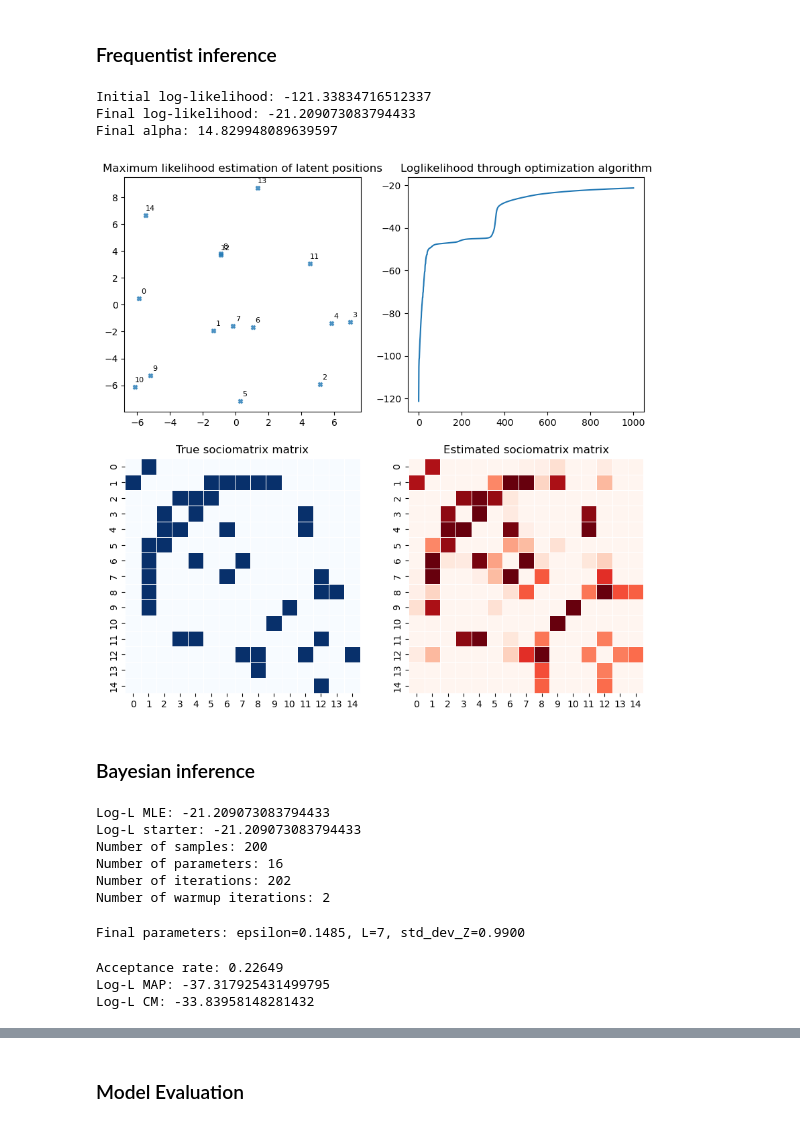
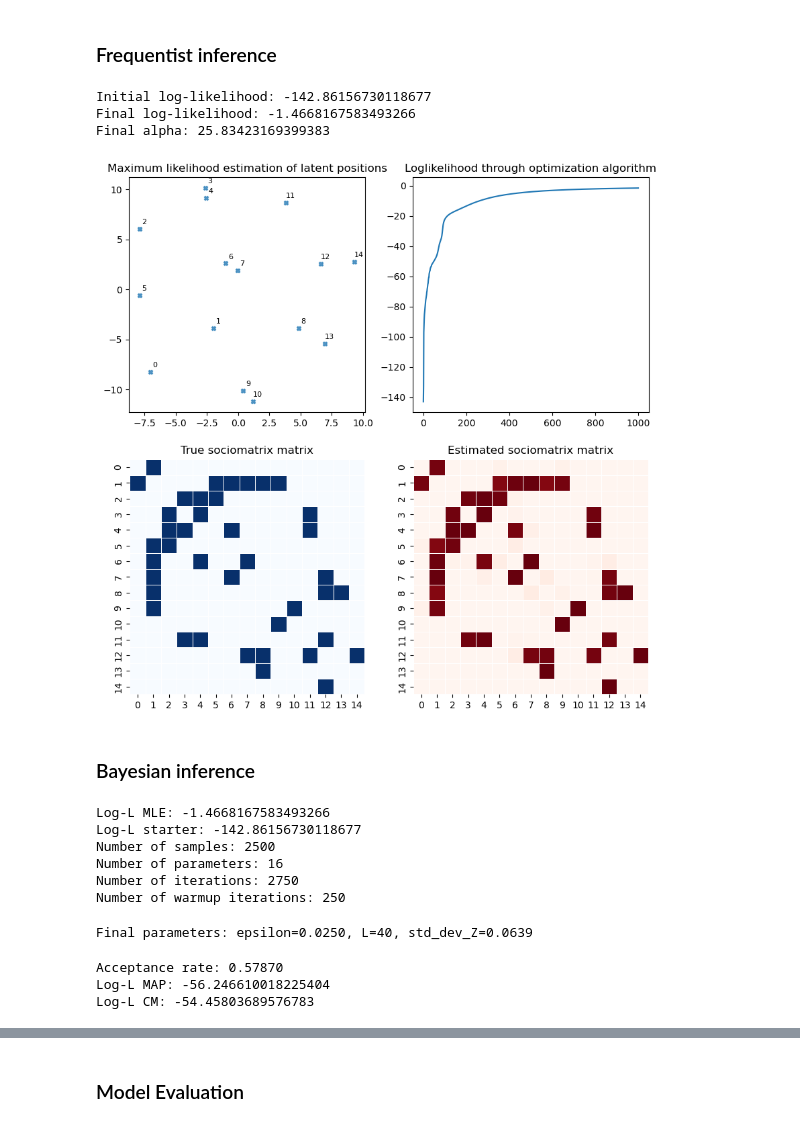
Before and after one commit to cnosa/LatentSpaces_Network_Manifold, a Jupyter notebook: FlorentineFamilies/EuclideanR2.ipynb, the cells around one changed output, grey strips where cells are left out. Cells and saved outputs as stored; diff of their text form; code cells hidden in the pictures.

```diff
--- a/FlorentineFamilies/EuclideanR2.ipynb
+++ b/FlorentineFamilies/EuclideanR2.ipynb
@@ -47,54 +47,54 @@ Map from original nodes to new nodes:
 # %%
 
 angles_rand = 2*np.pi*np.random.rand(n)
-Z_init_MLE = np.stack((np.cos(angles_rand), np.sin(angles_rand)), axis=1)
-a_init_MLE = np.random.randn()
-Z_ML, a_ML, historyZ, historya =  SearchingMLE(G, Z_init_MLE ,a_init_MLE,1000)
-print("Initial log-likelihood:", loglikelihood(G,Z_init_MLE,a_init_MLE))
+Z_init = np.stack((np.cos(angles_rand), np.sin(angles_rand)), axis=1)
+a_init = np.random.randn()
+Z_ML, a_ML, historyZ, historya =  SearchingMLE(G, Z_init ,a_init,1000)
+print("Initial log-likelihood:", loglikelihood(G,Z_init,a_init))
 print("Final log-likelihood:", loglikelihood(G,Z_ML,a_ML))
 print("Final alpha:", a_ML)
 Y_ML = np.zeros((n, n))
 for i in range(n):
     for j in range(n):
         if j != i:
             Y_ML[i,j] = expit(a_ML - 0.5 * np.linalg.norm(Z_ML[i] - Z_ML[j])**2)
 
 
 plt.figure(figsize=(10,10))
 plt.subplot(2,2,1)
 plt.scatter(Z_ML[:, 0], Z_ML[:, 1], s=20, alpha=0.7,marker="X")
 for i, (x, y) in enumerate(Z_ML):
     plt.annotate(str(i), (x, y), textcoords="offset points", xytext=(5,5), ha='center', fontsize=8)
 plt.title("Maximum likelihood estimation of latent positions")
 plt.subplot(2,2,2)
 plt.plot([loglikelihood(G, historyZ[t],historya[t]) for t in range(len(historya))])
 plt.title("Loglikelihood through optimization algorithm")
 plt.subplot(2,2,3)
 sns.heatmap(Y, annot=False, cmap="Blues", cbar=False, square=True, linewidths=0.5, linecolor='white')
 plt.title("True sociomatrix matrix")
 plt.subplot(2,2,4)
 sns.heatmap(Y_ML, annot=False, cmap="Reds", cbar=False, square=True, linewidths=0.5, linecolor='white')
 plt.title("Estimated sociomatrix matrix")
 plt.show()
 # %% [output]
-Initial log-likelihood: -121.33834716512337
-Final log-likelihood: -21.209073083794433
-Final alpha: 14.829948089639597
+Initial log-likelihood: -142.86156730118677
+Final log-likelihood: -1.4668167583493266
+Final alpha: 25.83423169399383
-[figure, old version]
+[figure, new version]
 # %% [markdown]
 ### Bayesian inference
 # %%
 # Execute HMC
-number_of_samples = 200
-Z_init = Z_ML
-a_init = a_ML
+number_of_samples = 2500
+Z_init = Z_init
+a_init = np.float64(a_init)
 
 print("Log-L MLE:", loglikelihood(G,Z_ML,a_ML))
 print("Log-L starter:", loglikelihood(G,Z_init,a_init))
 
 samples_Z, samples_a, Hp, LogLp, acep_rate_history = hmc(G, Z_init, a_init, number_of_samples,
-                                                         epsilon_init=0.15, std_dev_Z=1.0,  std_dev_a=1.0,
-                                                         percentage_warmup=0.01, Z0 = Z_ML)
+                                                         epsilon_init=0.025, std_dev_Z=0.75,  std_dev_a=1.0,
+                                                         percentage_warmup=0.2, Z0 = Z_ML)
 
 # Estimators
 ## CM
@@ -108,16 +108,16 @@ a_MAP = samples_a[np.argmin(Hp)]
 print("Log-L MAP:", loglikelihood(G,Z_MAP,a_MAP))
 print("Log-L CM:", loglikelihood(G,Z_CM,a_CM))
 # %% [output]
-Log-L MLE: -21.209073083794433
-Log-L starter: -21.209073083794433
-Number of samples: 200
+Log-L MLE: -1.4668167583493266
+Log-L starter: -142.86156730118677
+Number of samples: 2500
 Number of parameters: 16
-Number of iterations: 202
-Number of warmup iterations: 2
+Number of iterations: 2750
+Number of warmup iterations: 250
-Final parameters: epsilon=0.1485, L=7, std_dev_Z=0.9900
+Final parameters: epsilon=0.0250, L=40, std_dev_Z=0.0639
-Acceptance rate: 0.22649
-Log-L MAP: -37.317925431499795
-Log-L CM: -33.83958148281432
+Acceptance rate: 0.57870
+Log-L MAP: -56.246610018225404
+Log-L CM: -54.45803689576783
 # %%
 plot_diagnostics(Hp,LogLp,acep_rate_history)
 # %% [output]
```
Also changed, not shown: parts of 15 cells of this notebook, 11 other files.
